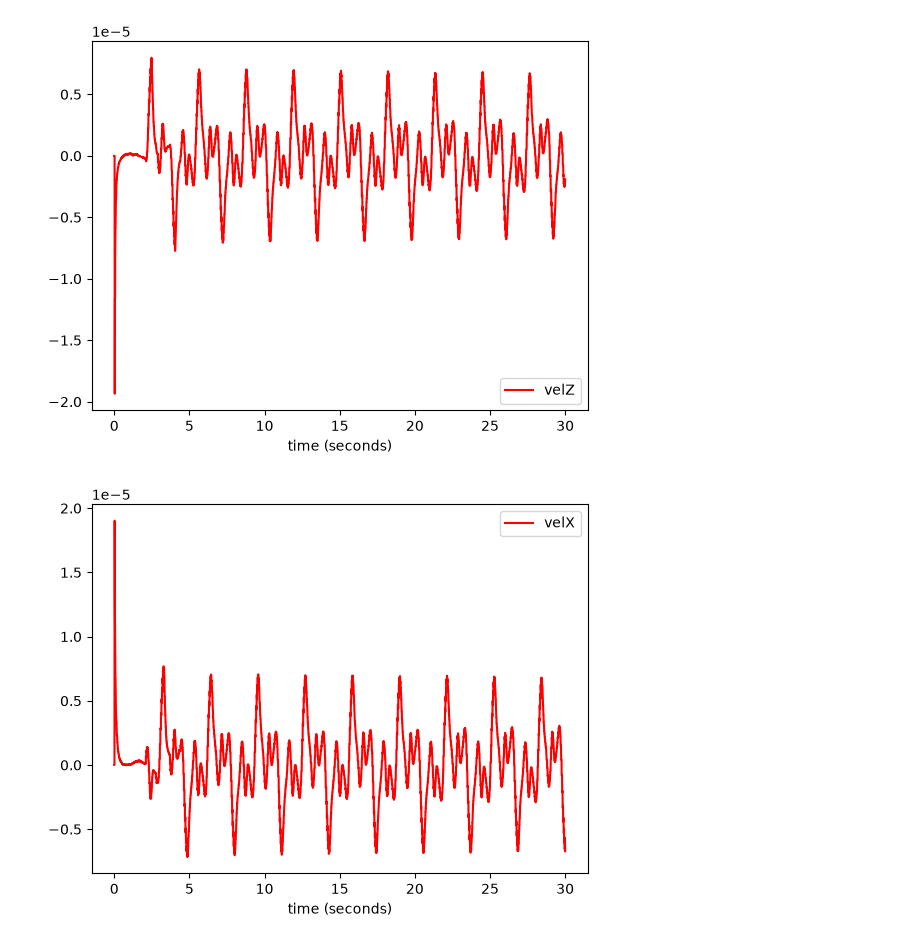
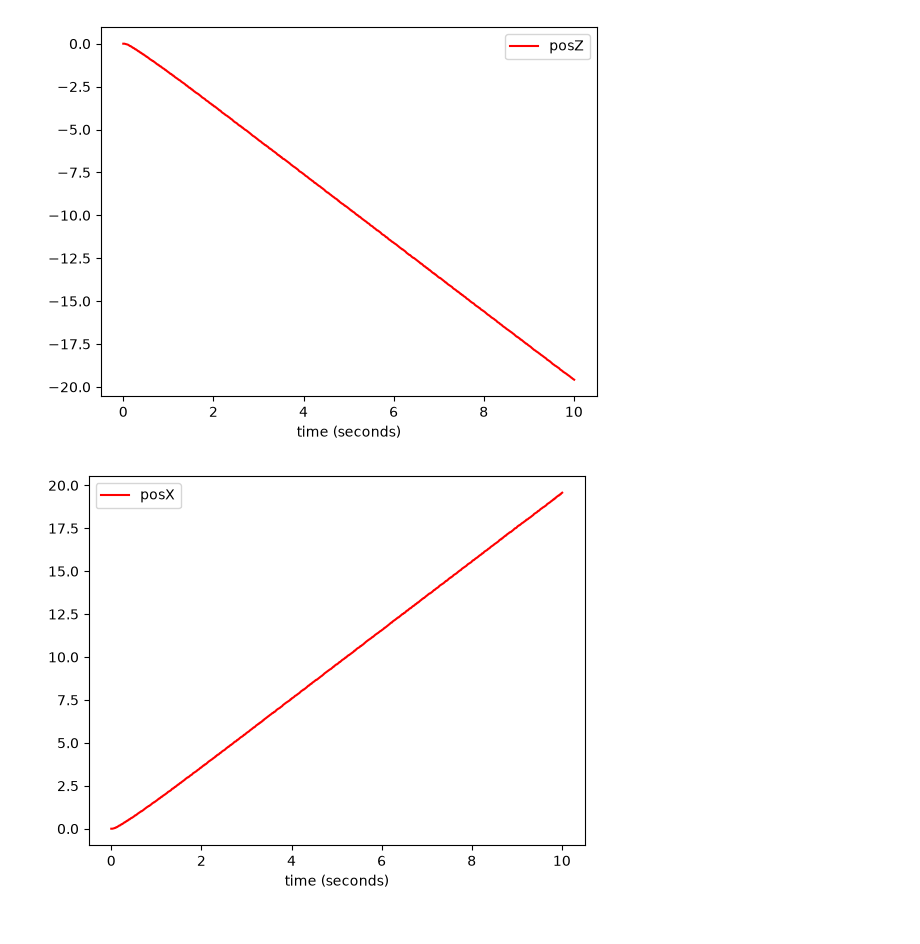
Before and after one commit to Davide-Leotta/MecaN, a Jupyter notebook: python/control.ipynb, the cells around one changed output. Cells and saved outputs as stored; diff of their text form; code cells hidden in the pictures.

```diff
--- a/python/control.ipynb
+++ b/python/control.ipynb
@@ -69,19 +69,22 @@ class MecanumController:
     def evaluate(self, delta_t, u):
         v  = np.round(self.target - u, 3)
         err = inv_kin(v,self.R,self.L)
-        err = np.round(err, 1)
+        err = np.round(err, 2)
         w1 = self.PI_w1.evaluate(delta_t,err[0])
         w2 = self.PI_w2.evaluate(delta_t,err[1])
         w3 = self.PI_w3.evaluate(delta_t,err[2])
         w4 = self.PI_w4.evaluate(delta_t,err[3])
         return [w1,w2,w3,w4]
 
+dpz = DataPlotter()
+dpz.set_x("time (seconds)")
+dpz.add_y("posZ", "posZ")
 dpx = DataPlotter()
 dpx.set_x("time (seconds)")
 dpx.add_y("posX", "posX")
-dpz = DataPlotter()
-dpz.set_x("time (seconds)")
-dpz.add_y("posZ", "posZ")
+dpa = DataPlotter()
+dpa.set_x("time (seconds)")
+dpa.add_y("ang", "ang")
 
 dp_vz = DataPlotter()
 dp_vz.set_x("time (seconds)")
@@ -91,7 +94,7 @@ dp_vx.set_x("time (seconds)")
 dp_vx.add_y("velX","velX")
 dp_va = DataPlotter()
 dp_va.set_x("time (seconds)")
-dp_va.add_y("ang","ang")
+dp_va.add_y("velAng","velAng")
 
 dp_w1 = DataPlotter()
 dp_w1.set_x("time (seconds)")
@@ -109,70 +112,74 @@ dp_w4.add_y("w4", "w4")
 dds = DDS()
 dds.start()
 
-#dds.subscribe(["posX", "posZ,"velZ","velX","ang"])
+dds.subscribe(["posZ", "posX", "ang", "velZ","velX","velAng"])
 
-dds.subscribe(["velZ","velX","ang"])
+m = MecanumController(2, 3, 50, 0.15, 1)
 
-m = MecanumController(1.05, 1.5, 25, 0.15, 1)
-
-#value = m.evaluate(1,[-3,3,-0.05])
-m.set_target([0, 0, 2])
+m.set_target([-2, 2, 0])
 t = Time()
 t.start()
 
-while t.get() < 30:
+while t.get() < 10:
     delta_t = t.elapsed()
+
+    posZ = dds.wait("posZ")
+    posX = dds.wait("posX")
+    ang = dds.wait("ang")
+
     velZ = dds.wait("velZ")
     velX = dds.wait("velX")
-    #posZ = dds.wait("posZ")
-    #posX = dds.wait("posX")
-    ang = dds.wait("ang")
-    vector_v = np.array([velZ,velX,ang])
+    velAng = dds.wait("velAng")
+    vector_v = np.array([velZ,velX,velAng])
     w = m.evaluate(delta_t,vector_v)
 
-    dds.publish("w1",w[0],dds.DDS_TYPE_FLOAT)
-    dds.publish("w2",w[1],dds.DDS_TYPE_FLOAT)
-    dds.publish("w3",w[2],dds.DDS_TYPE_FLOAT)
-    dds.publish("w4",w[3],dds.DDS_TYPE_FLOAT)
+    dpz.append_x(t.get())
+    dpz.append_y("posZ", posZ)
+    dpx.append_x(t.get())
+    dpx.append_y("posX", posX)
+    dpa.append_x(t.get())
+    dpa.append_y("ang", ang)
 
     dp_vz.append_x(t.get())
     dp_vz.append_y("velZ",velZ)
     dp_vx.append_x(t.get())
     dp_vx.append_y("velX",velX)
     dp_va.append_x(t.get())
-    dp_va.append_y("ang",ang)
-    #dpx.append_x(t.get())
-    #dpx.append_y("posX", posX)
-    #dpz.append_x(t.get())
-    #dpz.append_y("posZ", posZ)
+    dp_va.append_y("velAng",velAng)
 
     dp_w1.append_x(t.get())
     dp_w1.append_y("w1", w[0])
     dp_w2.append_x(t.get())
     dp_w2.append_y("w2", w[1])
     dp_w3.append_x(t.get())
     dp_w3.append_y("w3", w[2])
     dp_w4.append_x(t.get())
     dp_w4.append_y("w4", w[3])
 
+    dds.publish("w1",w[0],dds.DDS_TYPE_FLOAT)
+    dds.publish("w2",w[1],dds.DDS_TYPE_FLOAT)
+    dds.publish("w3",w[2],dds.DDS_TYPE_FLOAT)
+    dds.publish("w4",w[3],dds.DDS_TYPE_FLOAT)
+
 dds.publish("w1",0,dds.DDS_TYPE_FLOAT)
 dds.publish("w2",0,dds.DDS_TYPE_FLOAT)
 dds.publish("w3",0,dds.DDS_TYPE_FLOAT)
 dds.publish("w4",0,dds.DDS_TYPE_FLOAT)
 
+dpz.plot()
+dpx.plot()
+dpa.plot()
 
-#dpx.plot()
-#dpz.plot()
 dp_vz.plot()
 dp_vx.plot()
 dp_va.plot()
 
 dp_w1.plot()
 dp_w2.plot()
 dp_w3.plot()
 dp_w4.plot()
 
 dds.stop()
 # %% [output]
-[figure, old version]
+[figure, new version]
-[figure, old version]
+[figure, new version]
```
Also changed, not shown: parts of 1 cell of this notebook, 4 other files.
